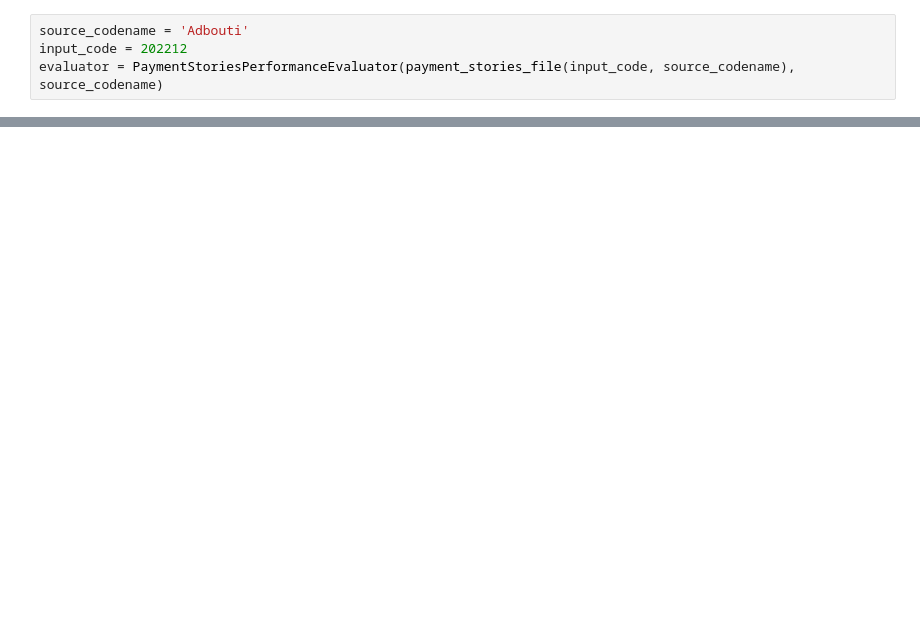
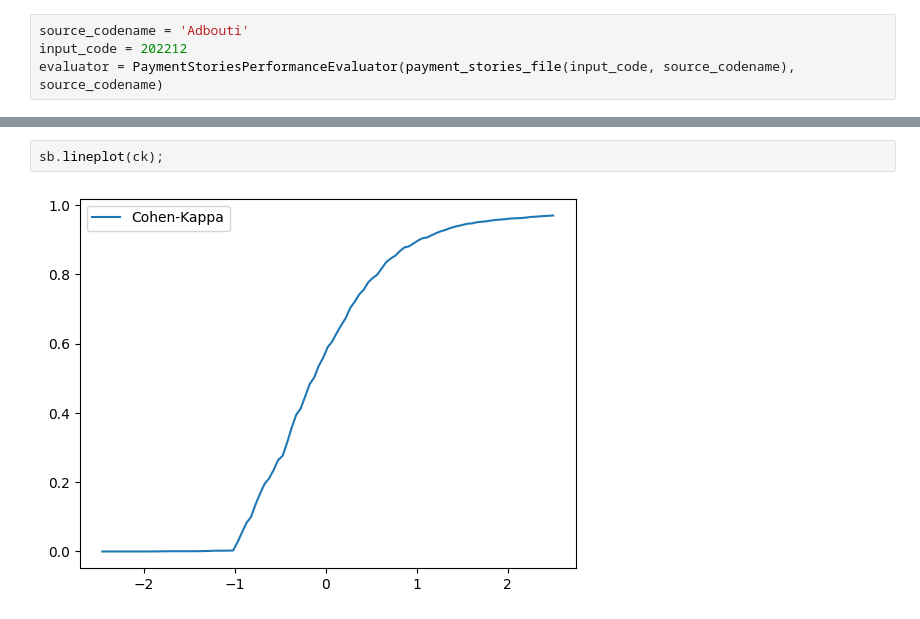
Before and after one commit to konradgrodek/ADDS_PayDelay, a Jupyter notebook: 40_performance/400_performance_visualization.ipynb, the cells around one changed output, grey strips where cells are left out. Cells and saved outputs as stored; diff of their text form; blank space fills up the shorter version.

```diff
--- a/40_performance/400_performance_visualization.ipynb
+++ b/40_performance/400_performance_visualization.ipynb
@@ -63,0 +54,4 @@ pc.invert(truth)
+# %%
+sb.lineplot(ck);
+# %% [output]
+[figure, added]
```
Also changed, not shown: parts of 18 cells of this notebook, 6 other files.
